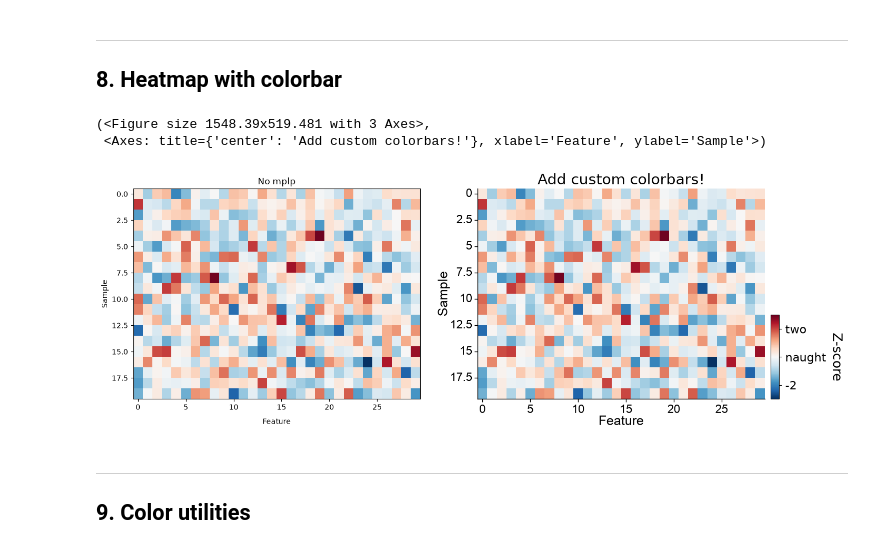
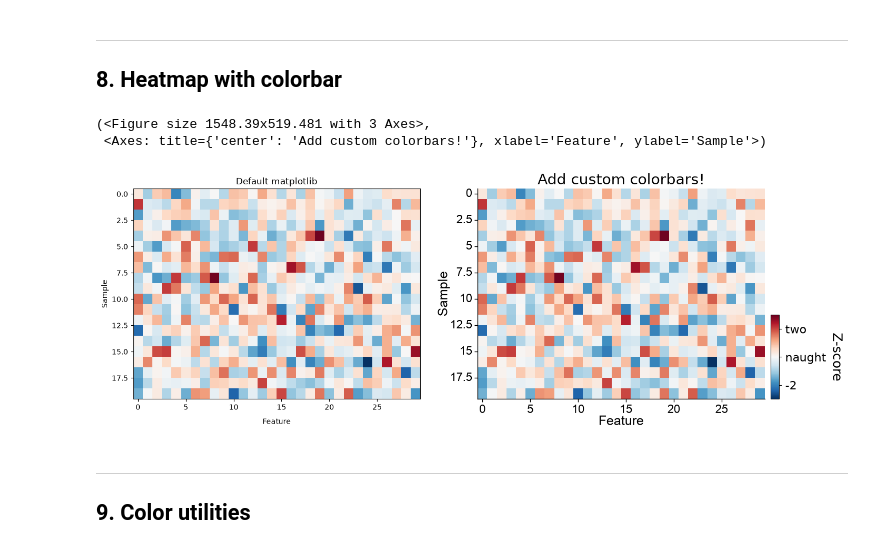
Before and after one commit to m-beau/mplify, a Jupyter notebook: quickstart.ipynb, the cells around one changed output. Drawn from its saved outputs; the diff is of its cells as text; code cells hidden in the pictures.

```diff
--- a/quickstart.ipynb
+++ b/quickstart.ipynb
@@ -203,31 +203,31 @@ fig.tight_layout()
 # %%
 data = np.random.default_rng(42).normal(size=(20, 30))
 
 fig, axes = plt.subplots(1, 2, figsize=(12, 4))
 
 for ax in axes:
     ax.imshow(data, aspect='auto', cmap='RdBu_r', vmin=-3, vmax=3)
     ax.set_xlabel('Feature')
     ax.set_ylabel('Sample')
 
-axes[0].set_title('No mplp')
+axes[0].set_title('Default matplotlib')
 
 mplp.mplp(
     ax=axes[1],
     colorbar=True,
     vmin=-3, vmax=3,
     cmap='RdBu_r',
     clabel='Z-score',
     cticks=[-2, 0, 2],
     ctickslabels=['-2', 'naught', 'two'],
     cbar_pad=0.02,
     xlabel='Feature', ylabel='Sample',
     title='Add custom colorbars!',
 )
 # %% [output]
 (<Figure size 1548.39x519.481 with 3 Axes>,
  <Axes: title={'center': 'Add custom colorbars!'}, xlabel='Feature', ylabel='Sample'>)
-[figure, old version]
+[figure, new version]
 # %% [markdown]
 ---
 ## 9. Color utilities
```
Also changed, not shown: parts of 13 cells of this notebook, 1 other file.
